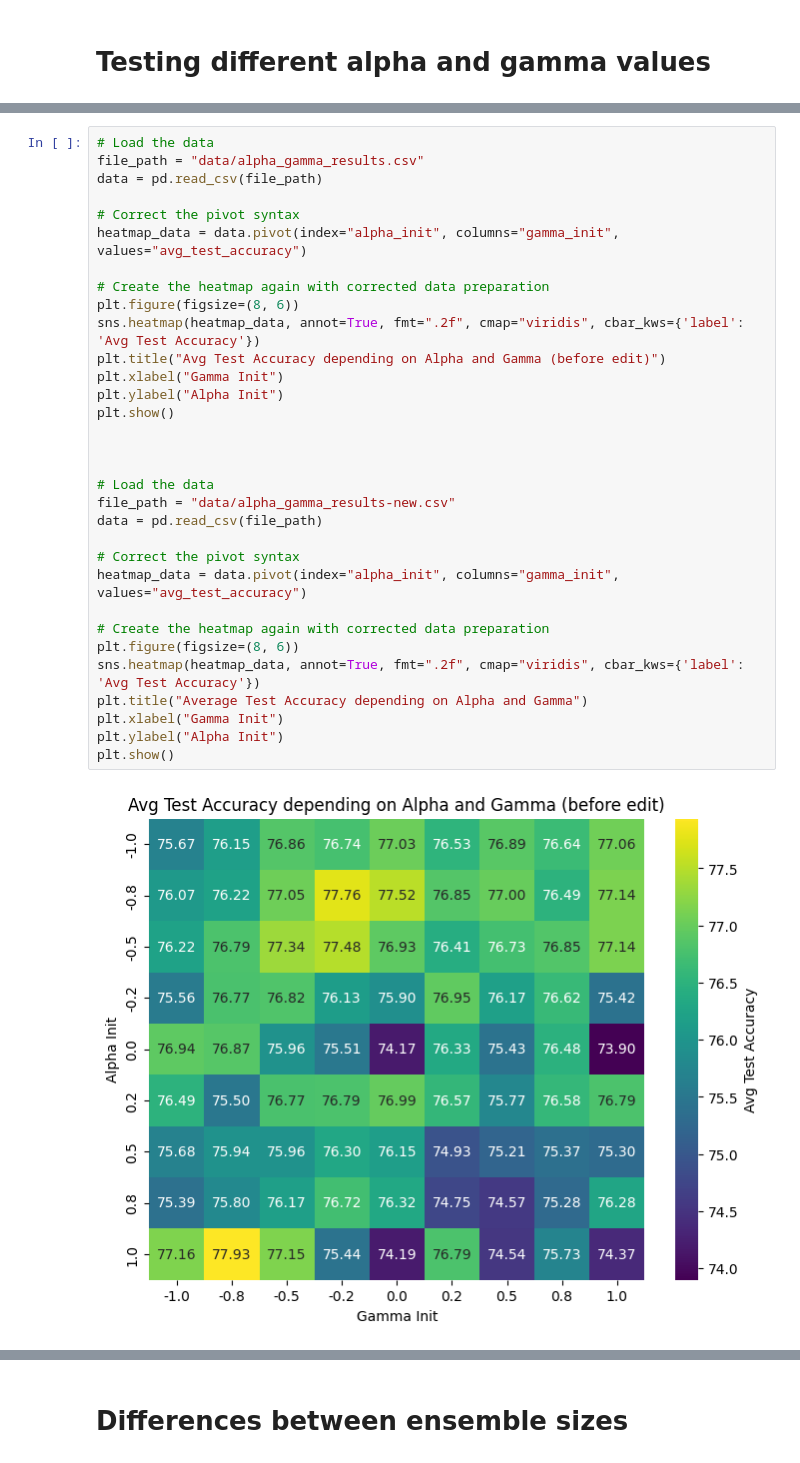
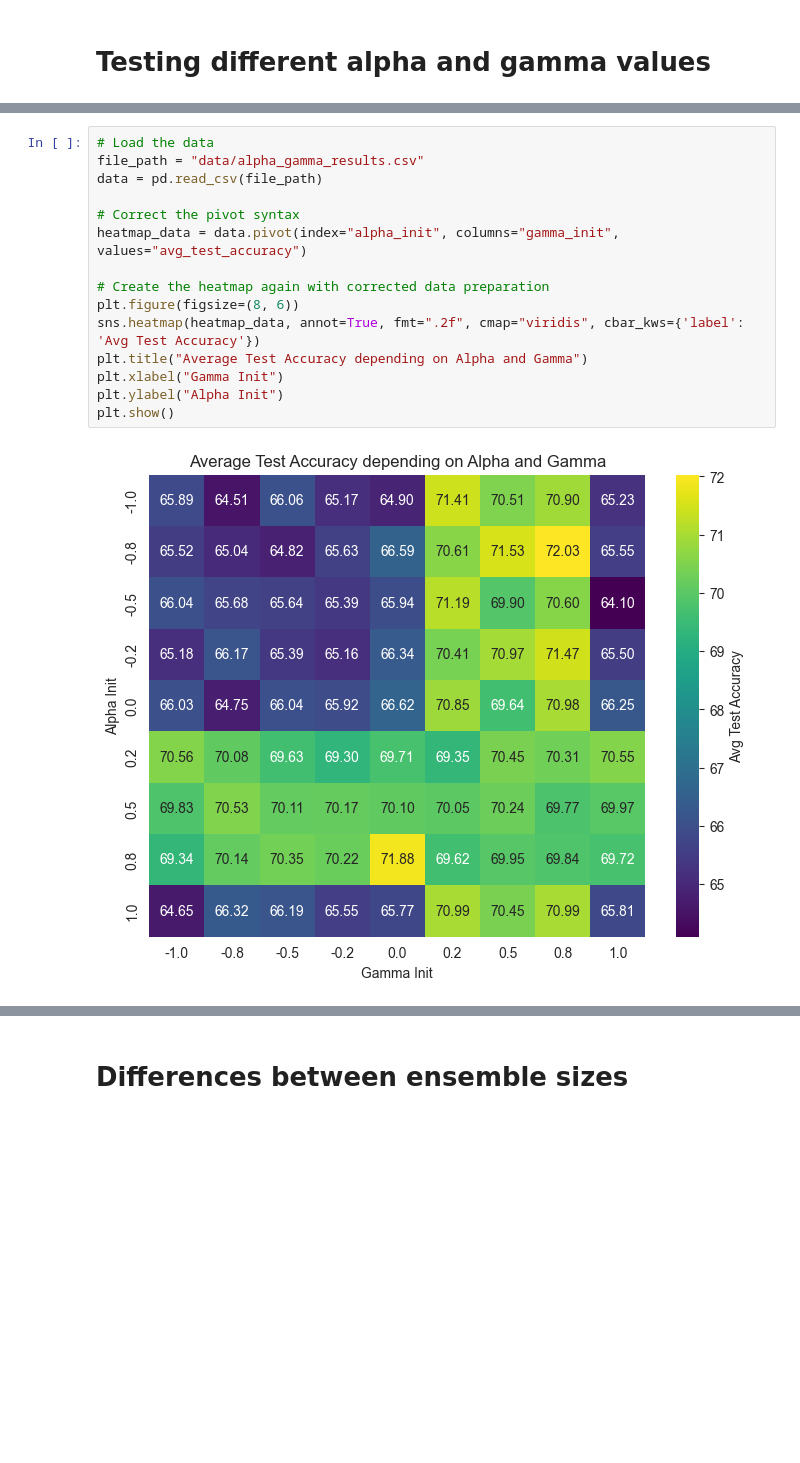
Before and after one commit to stefanielnz/P7_BatchEnsemble, a Jupyter notebook: ParameterTesting_Optimizer_plots.ipynb, the cells around one changed output, grey strips where cells are left out. Saved outputs shown, nothing was run; the diff lists cells and outputs as text; blank space fills up the shorter version.

Commit message:
para testing plots geändert

```diff
--- a/ParameterTesting_Optimizer_plots.ipynb
+++ b/ParameterTesting_Optimizer_plots.ipynb
@@ -45,34 +28,17 @@ plt.show()
 # %%
 # Load the data
 file_path = "data/alpha_gamma_results.csv"
-data = pd.read_csv(file_path)
-
-# Correct the pivot syntax
-heatmap_data = data.pivot(index="alpha_init", columns="gamma_init", values="avg_test_accuracy")
-
-# Create the heatmap again with corrected data preparation
-plt.figure(figsize=(8, 6))
-sns.heatmap(heatmap_data, annot=True, fmt=".2f", cmap="viridis", cbar_kws={'label': 'Avg Test Accuracy'})
-plt.title("Avg Test Accuracy depending on Alpha and Gamma (before edit)")
-plt.xlabel("Gamma Init")
-plt.ylabel("Alpha Init")
-plt.show()
-
-
-
-# Load the data
-file_path = "data/alpha_gamma_results-new.csv"
 data = pd.read_csv(file_path)
 
 # Correct the pivot syntax
 heatmap_data = data.pivot(index="alpha_init", columns="gamma_init", values="avg_test_accuracy")
 
 # Create the heatmap again with corrected data preparation
 plt.figure(figsize=(8, 6))
 sns.heatmap(heatmap_data, annot=True, fmt=".2f", cmap="viridis", cbar_kws={'label': 'Avg Test Accuracy'})
 plt.title("Average Test Accuracy depending on Alpha and Gamma")
 plt.xlabel("Gamma Init")
 plt.ylabel("Alpha Init")
 plt.show()
 # %% [output]
-[figure, old version]
+[figure, new version]
```
Also changed, not shown: parts of 13 cells of this notebook, 4 other files.
